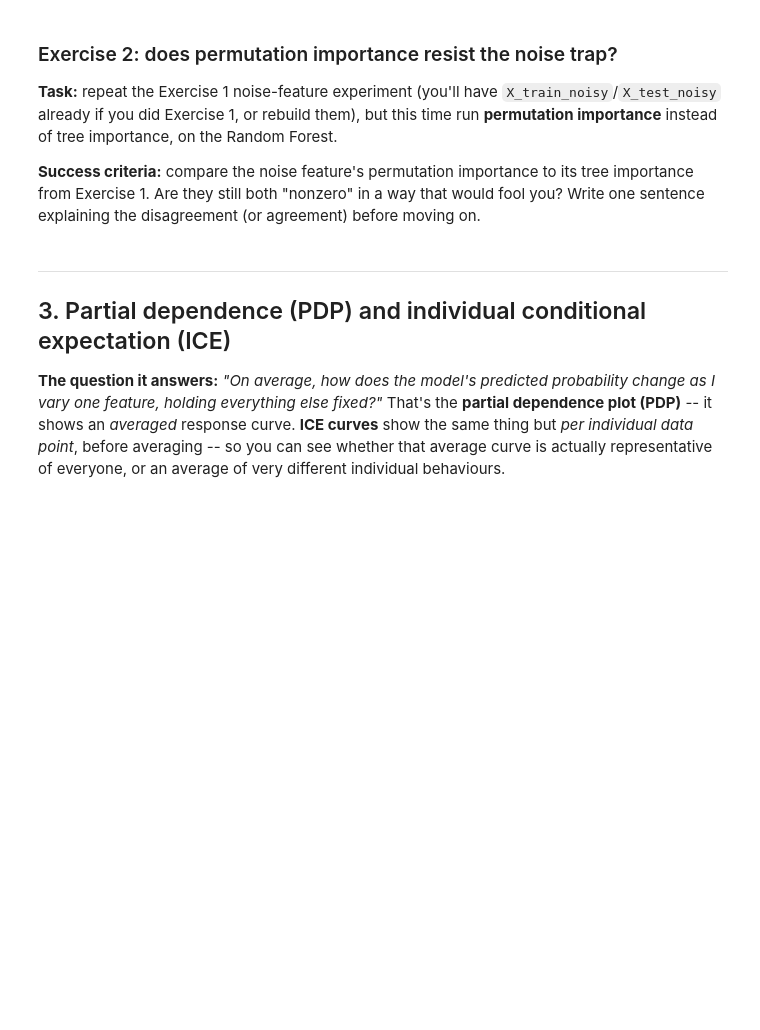
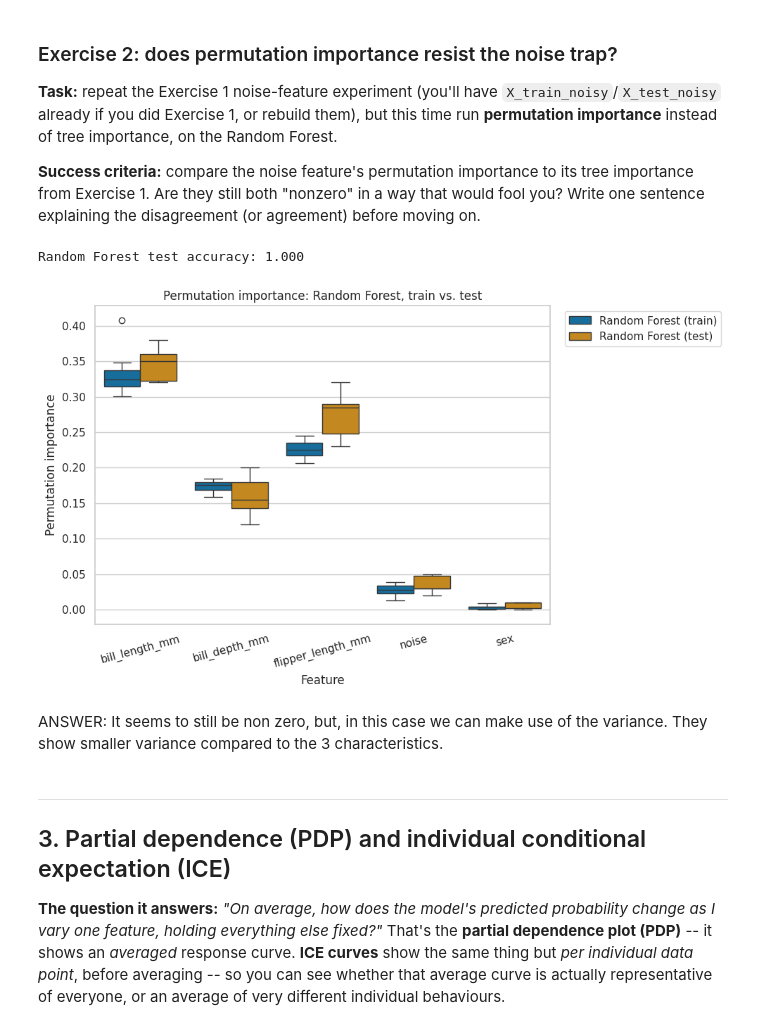
Before and after one commit to RaulPenagos/xai-weather-workshop, a Jupyter notebook: 01_classic_xai.ipynb, the cells around one changed output. Saved outputs shown, nothing was run; the diff lists cells and outputs as text; code cells hidden in the pictures; blank space fills up the shorter version.

```diff
--- a/01_classic_xai.ipynb
+++ b/01_classic_xai.ipynb
@@ -361,16 +425,67 @@ way that would fool you? Write one sentence explaining the disagreement
 # %%
 # TODO(exercise 2): rebuild a Random Forest pipeline on the noisy feature set
 # (reuse X_train_noisy/X_test_noisy from Exercise 1) and run
 # permutation_importance on it. Compare the "noise" feature's value here to
 # its tree-importance value in Exercise 1.
 
 # Starter scaffold (already runs as-is) -- extend it below:
 num_features_noisy = num_features + ["noise"]
 features_noisy = num_features_noisy + cat_features
 
 # TODO: build the ColumnTransformer/Pipeline for num_features_noisy, fit it
 # on X_train_noisy/y_train, then call permutation_importance(...) on it and
 # plot the result the same way as the RF permutation importance cell above.
+
+preprocessor = ColumnTransformer(
+    transformers=[
+        ("num", StandardScaler(), num_features_noisy),
+        ("cat", OneHotEncoder(handle_unknown="ignore"), cat_features),
+    ]
+)
+
+
+# Random Forest
+rf_model = Pipeline(
+    steps=[
+        ("preprocessor", preprocessor),
+        ("classifier", RandomForestClassifier(random_state=42)),
+    ]
+)
+rf_model.fit(X_train_noisy, y_train)
+
+print(f"Random Forest test accuracy: {rf_model.score(X_test_noisy, y_test):.3f}")
+
+# Permutation importance test
+rf_perm_train = permutation_importance(rf_model, X_train_noisy, y_train, n_repeats=10, random_state=42)
+rf_perm_test = permutation_importance(rf_model, X_test_noisy, y_test, n_repeats=10, random_state=42)
+
+
+def _to_long_df(result, group_label):
+    df = pd.DataFrame(result.importances.T, columns=features_noisy)
+    df["Group"] = group_label
+    return df
+
+
+combined = pd.concat(
+    [
+        _to_long_df(rf_perm_train, "Random Forest (train)"),
+        _to_long_df(rf_perm_test, "Random Forest (test)"),
+    ]
+)
+melted = pd.melt(combined, id_vars=["Group"], var_name="Feature", value_name="Permutation importance")
+
+fig, ax = plt.subplots(figsize=(10, 6))
+sns.boxplot(x="Feature", y="Permutation importance", hue="Group", data=melted, palette="colorblind", ax=ax)
+ax.set_title("Permutation importance: Random Forest, train vs. test")
+plt.xticks(rotation=15)
+plt.legend(bbox_to_anchor=(1.02, 1), loc="upper left")
+plt.tight_layout()
+plt.show()
+# %% [output]
+Random Forest test accuracy: 1.000
+[figure, added]
+# %% [markdown]
+ANSWER: It seems to still be non zero, but, in this case we can make use of the variance. They show smaller variance compared to the 3 characteristics.
 # %% [markdown]
 ---
 ## 3. Partial dependence (PDP) and individual conditional expectation (ICE)
```
Also changed, not shown: parts of 7 cells of this notebook.
